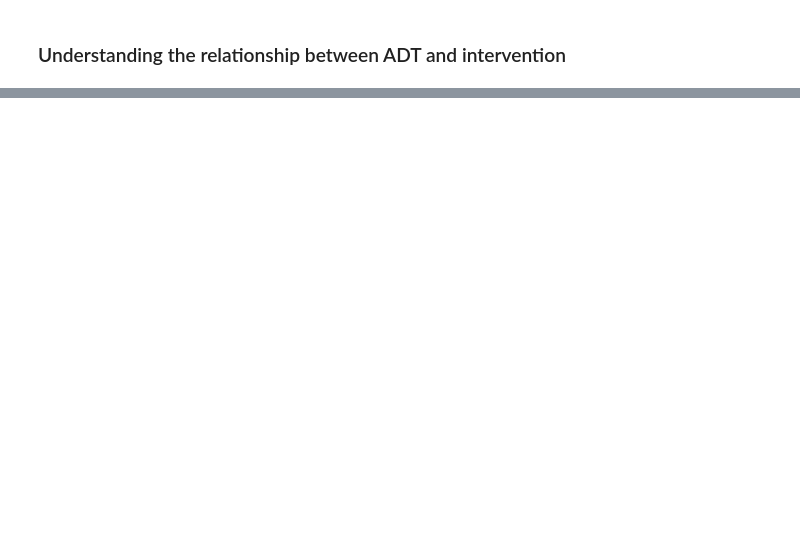
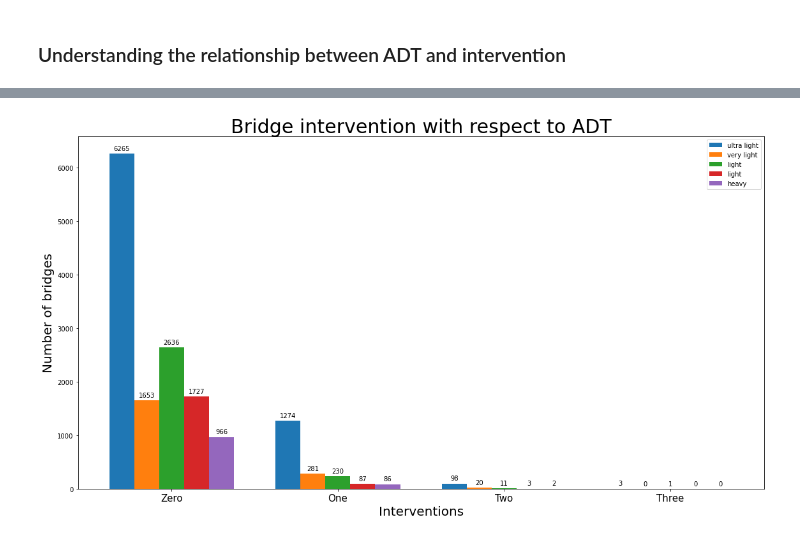
Before and after one commit to kaleoyster/ml-nbi, a Jupyter notebook: src/analysis/Exploring-average-daily-traffic.ipynb, the cells around one changed output, grey strips where cells are left out. Saved outputs shown, nothing was run; the diff lists cells and outputs as text; code cells hidden in the pictures; blank space fills up the shorter version.

```diff
--- a/src/analysis/Exploring-average-daily-traffic.ipynb
+++ b/src/analysis/Exploring-average-daily-traffic.ipynb
@@ -87,0 +106,36 @@ df.groupby(['adt_category', 'deckNumberIntervention'])['adt_category'].count().r
+# %%
+import matplotlib.pyplot as plt
+import numpy as np
+
+
+labels = ['Zero', 'One', 'Two', 'Three']
+x = np.arange(len(labels))  # the label locations
+width = 0.15  # the width of the bars
+
+plt.rc('axes', titlesize=30)
+fig, ax = plt.subplots(figsize=(16, 9))
+rects1 = ax.bar(x - (4*(width/2)), ultra_light, width, label='ultra light')
+rects2 = ax.bar(x - (2*(width/2)), very_light, width, label='very light')
+rects3 = ax.bar(x, light, width, label='light')
+rects4 = ax.bar(x + (2*(width/2)), moderate, width, label='light')
+rects5 = ax.bar(x + (4*(width/2)), high, width, label='heavy')
+
+# Add some text for labels, title and custom x-axis tick labels, etc.
+ax.set_ylabel('Number of bridges', size=20)
+ax.set_xlabel('Interventions', size=20)
+ax.set_xticks([0,1,2,3])
+ax.set_xticklabels(labels, size=15)
+ax.set_title('Bridge intervention with respect to ADT')
+ax.legend()
+
+ax.bar_label(rects1, padding=3)
+ax.bar_label(rects2, padding=3)
+ax.bar_label(rects3, padding=3)
+ax.bar_label(rects4, padding=3)
+ax.bar_label(rects5, padding=3)
+
+fig.tight_layout()
+
+plt.show()
+# %% [output]
+[figure, added]
```
Also changed, not shown: parts of 1 cell of this notebook.
